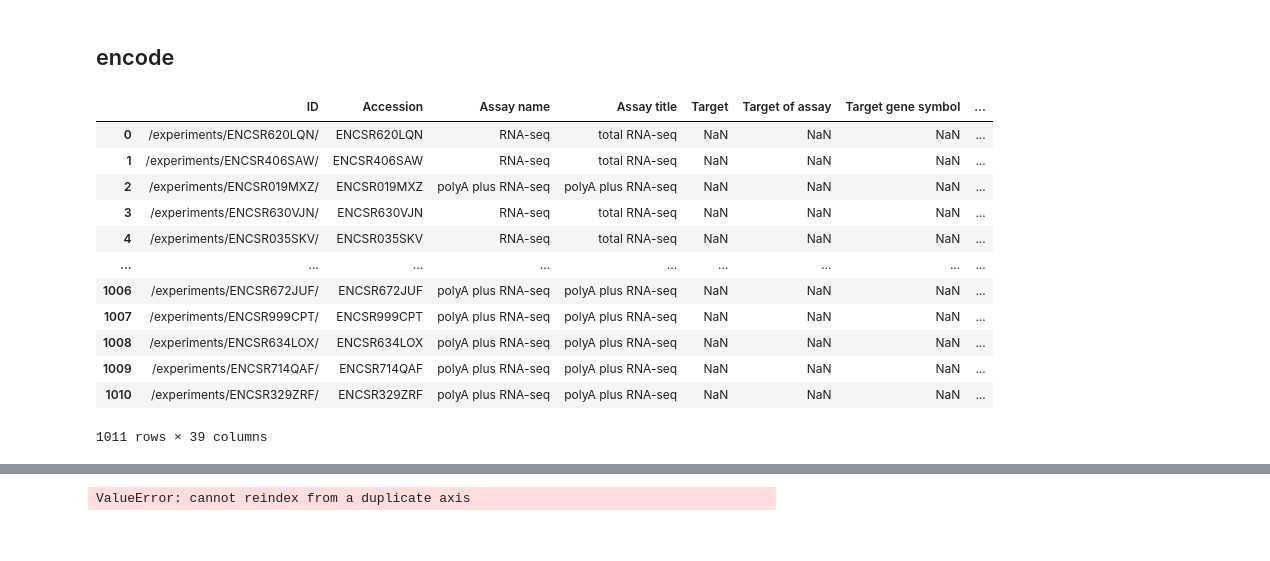
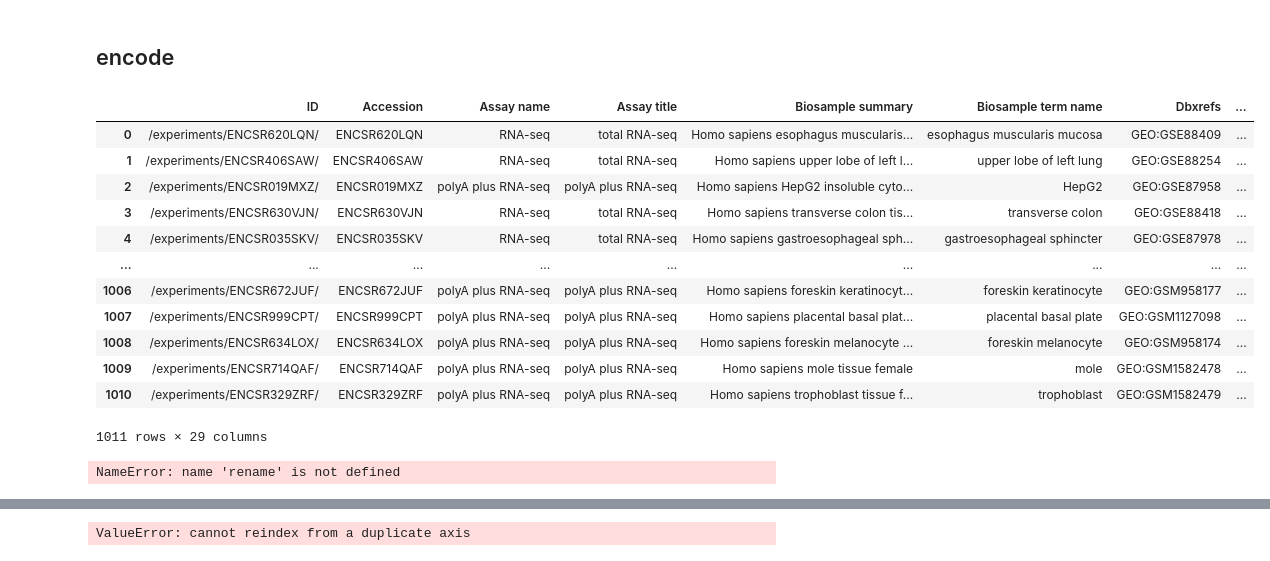
Before and after one commit to broadinstitute/celligner2, a Jupyter notebook: RNA_loading_human.ipynb, the cells around one changed output, grey strips where cells are left out. Saved outputs shown, nothing was run; the diff lists cells and outputs as text; code cells hidden in the pictures.

```diff
--- a/RNA_loading_human.ipynb
+++ b/RNA_loading_human.ipynb
@@ -750,18 +716,19 @@ todl = h.fileToList('data/encode_rna.txt')
 # %%
 # 40,000 x 1100
 report = pd.read_csv('data/encode_report.tsv', sep="\t", skiprows=1)
+report = report[report.columns[report.isna().sum()!=len(report)]]
 report
 # %% [output]
-|  | ID | Accession | Assay name | Assay title | Target | Target of assay | Target gene symbol | ... |
-| 0 | /experiments/ENCSR620LQN/ | ENCSR620LQN | RNA-seq | total RNA-seq | NaN | NaN | NaN | ... |
-| 1 | /experiments/ENCSR406SAW/ | ENCSR406SAW | RNA-seq | total RNA-seq | NaN | NaN | NaN | ... |
-| 2 | /experiments/ENCSR019MXZ/ | ENCSR019MXZ | polyA plus RNA-seq | polyA plus RNA-seq | NaN | NaN | NaN | ... |
-| 3 | /experiments/ENCSR630VJN/ | ENCSR630VJN | RNA-seq | total RNA-seq | NaN | NaN | NaN | ... |
-| 4 | /experiments/ENCSR035SKV/ | ENCSR035SKV | RNA-seq | total RNA-seq | NaN | NaN | NaN | ... |
+|  | ID | Accession | Assay name | Assay title | Biosample summary | Biosample term name | Dbxrefs | ... |
+| 0 | /experiments/ENCSR620LQN/ | ENCSR620LQN | RNA-seq | total RNA-seq | Homo sapiens esophagus muscularis... | esophagus muscularis mucosa | GEO:GSE88409 | ... |
+| 1 | /experiments/ENCSR406SAW/ | ENCSR406SAW | RNA-seq | total RNA-seq | Homo sapiens upper lobe of left l... | upper lobe of left lung | GEO:GSE88254 | ... |
+| 2 | /experiments/ENCSR019MXZ/ | ENCSR019MXZ | polyA plus RNA-seq | polyA plus RNA-seq | Homo sapiens HepG2 insoluble cyto... | HepG2 | GEO:GSE87958 | ... |
+| 3 | /experiments/ENCSR630VJN/ | ENCSR630VJN | RNA-seq | total RNA-seq | Homo sapiens transverse colon tis... | transverse colon | GEO:GSE88418 | ... |
+| 4 | /experiments/ENCSR035SKV/ | ENCSR035SKV | RNA-seq | total RNA-seq | Homo sapiens gastroesophageal sph... | gastroesophageal sphincter | GEO:GSE87978 | ... |
 | ... | ... | ... | ... | ... | ... | ... | ... | ... |
-| 1006 | /experiments/ENCSR672JUF/ | ENCSR672JUF | polyA plus RNA-seq | polyA plus RNA-seq | NaN | NaN | NaN | ... |
-| 1007 | /experiments/ENCSR999CPT/ | ENCSR999CPT | polyA plus RNA-seq | polyA plus RNA-seq | NaN | NaN | NaN | ... |
-| 1008 | /experiments/ENCSR634LOX/ | ENCSR634LOX | polyA plus RNA-seq | polyA plus RNA-seq | NaN | NaN | NaN | ... |
-| 1009 | /experiments/ENCSR714QAF/ | ENCSR714QAF | polyA plus RNA-seq | polyA plus RNA-seq | NaN | NaN | NaN | ... |
-| 1010 | /experiments/ENCSR329ZRF/ | ENCSR329ZRF | polyA plus RNA-seq | polyA plus RNA-seq | NaN | NaN | NaN | ... |
+| 1006 | /experiments/ENCSR672JUF/ | ENCSR672JUF | polyA plus RNA-seq | polyA plus RNA-seq | Homo sapiens foreskin keratinocyt... | foreskin keratinocyte | GEO:GSM958177 | ... |
+| 1007 | /experiments/ENCSR999CPT/ | ENCSR999CPT | polyA plus RNA-seq | polyA plus RNA-seq | Homo sapiens placental basal plat... | placental basal plate | GEO:GSM1127098 | ... |
+| 1008 | /experiments/ENCSR634LOX/ | ENCSR634LOX | polyA plus RNA-seq | polyA plus RNA-seq | Homo sapiens foreskin melanocyte ... | foreskin melanocyte | GEO:GSM958174 | ... |
+| 1009 | /experiments/ENCSR714QAF/ | ENCSR714QAF | polyA plus RNA-seq | polyA plus RNA-seq | Homo sapiens mole tissue female | mole | GEO:GSM1582478 | ... |
+| 1010 | /experiments/ENCSR329ZRF/ | ENCSR329ZRF | polyA plus RNA-seq | polyA plus RNA-seq | Homo sapiens trophoblast tissue f... | trophoblast | GEO:GSM1582479 | ... |
-1011 rows × 39 columns
+1011 rows × 29 columns
@@ -769,4 +769,8 @@ report
 report['Files'] = report['Files'].str.split(',').apply(lambda x: [i.split('/')[-2] for i in x])
 # %%
 report = report[report['Cellular component'].isna() | (report['Cellular component']=="nucleus")]
-report = report[['Assay title', 'Biosample summary', 'Biosample term name', 'Description', 'Lab', 'Project', 'Files', 'Biosample accession', 'Organism', 'Life stage', 'Biosample age']]
+report = report[['Assay title', 'Biosample summary', 'Biosample term name', 'Description', 'Lab', 'Project', 'Files', 'Biosample accession', 'Organism', 'Life stage', 'Biosample age', 'sequencer', 'Biosample treatment ontology ID', 'Biosample treatment amount',
+'Biosample treatment amount units', 'Biosample treatment duration',
+'Biosample treatment duration units']].rename(columns=rename)
+# %% [output]
+NameError: name 'rename' is not defined
```
Also changed, not shown: parts of 69 cells of this notebook, 11 other files.
